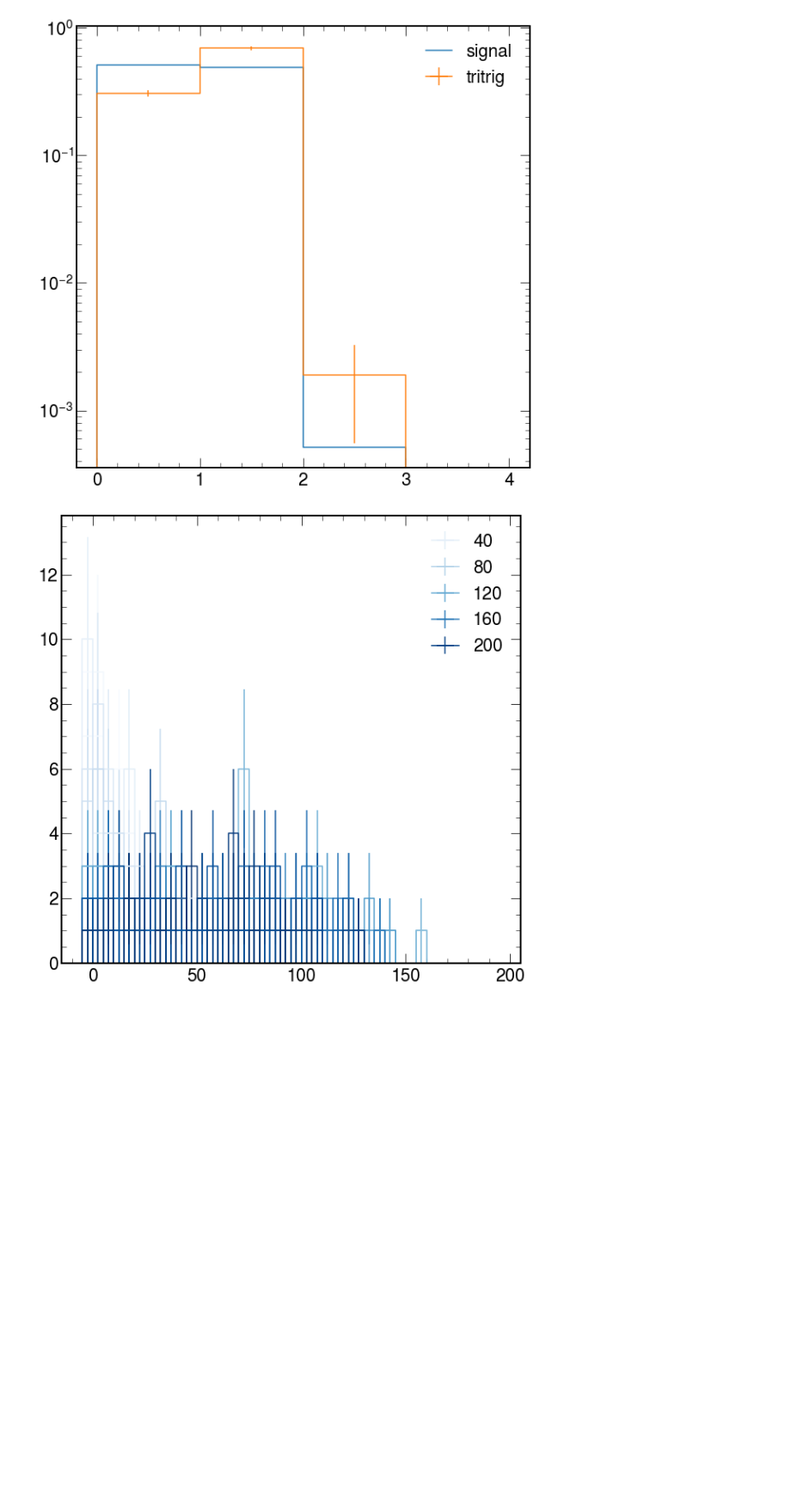
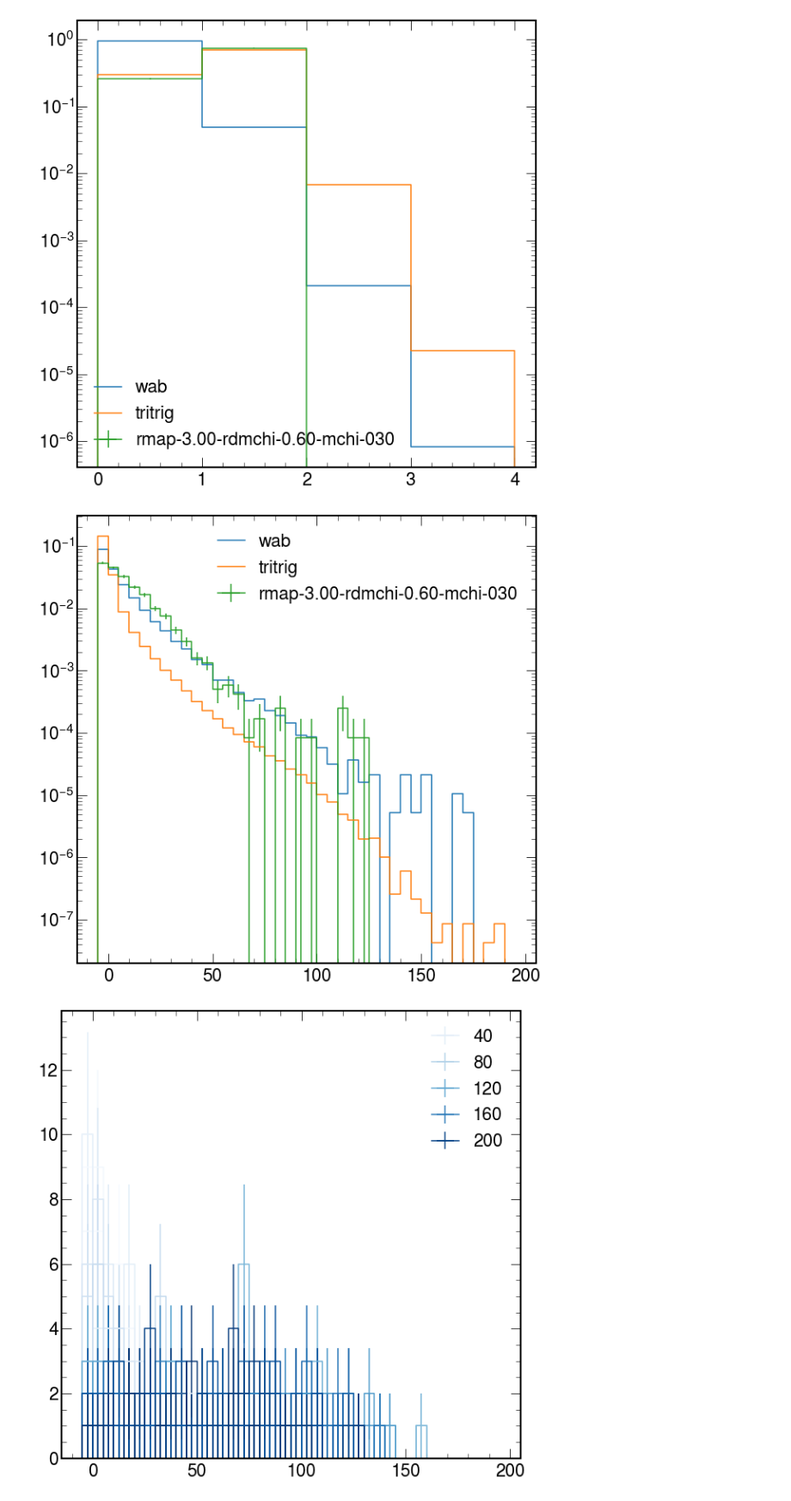
Before and after one commit to tomeichlersmith/hps, a Jupyter notebook: idm/reach/2016/coffea-pour.ipynb, the cells around one changed output. Shown at 86% size. Saved outputs shown, nothing was run; the diff lists cells and outputs as text; code cells hidden in the pictures; blank space fills up the shorter version.

Commit message:
plot example histograms from coffea proof of concept

```diff
--- a/idm/reach/2016/coffea-pour.ipynb
+++ b/idm/reach/2016/coffea-pour.ipynb
@@ -8,5 +8,5 @@ import mplhep
 matplotlib.style.use(mplhep.style.ROOT)
 import matplotlib.pyplot as plt
 # %%
-with open('test.pkl','rb') as f:
+with open('full-mc-bkgd-single-signal.pkl','rb') as f:
     hdf = pickle.load(f)
@@ -13,11 +22,18 @@ with open('test.pkl','rb') as f:
 # %%
-hdf['rmap-3.00-rdmchi-0.60']['nvtxs'].plot(label='signal', density=True)
-hdf['tritrig']['nvtxs'].plot(label='tritrig', density=True)
+for sample, hists in hdf.items():
+    hists['nvtxs'].plot(label=sample, density=True)
 plt.yscale('log')
 plt.legend()
 plt.show()
+
+for sample, hists in hdf.items():
+    hists['vtxz'].plot(label=sample, density=True)
+plt.yscale('log')
+plt.legend()
+plt.show()
 # %% [output]
-[figure, old version]
+[figure, new version]
+[figure, added]
 # %%
 from cycler import cycler
 from collections import OrderedDict
```
Also changed, not shown: parts of 1 cell of this notebook.
